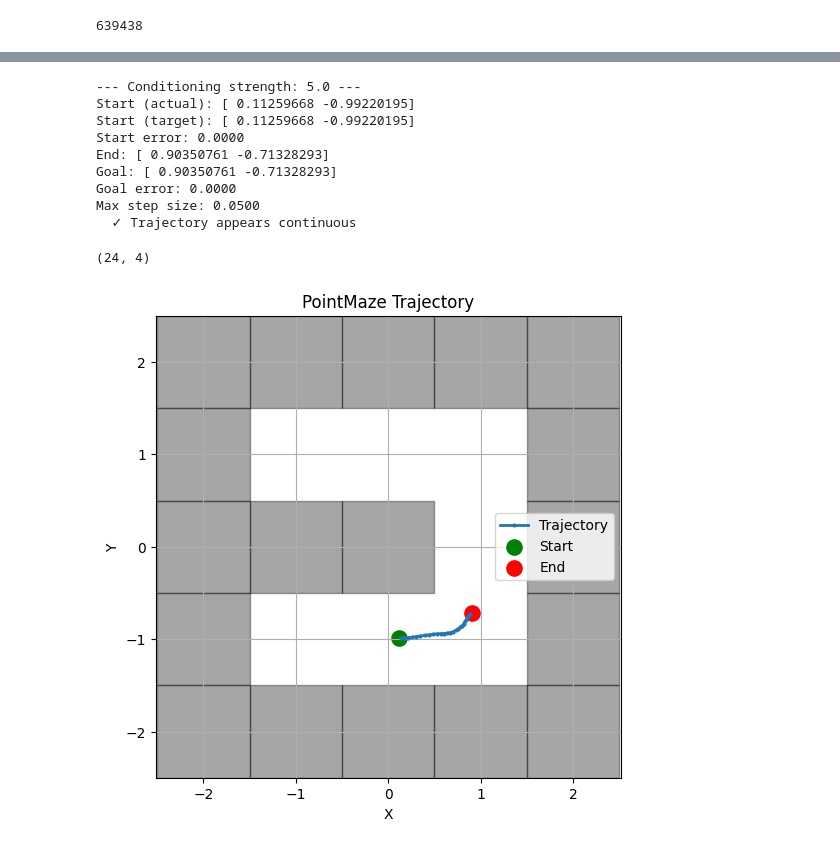
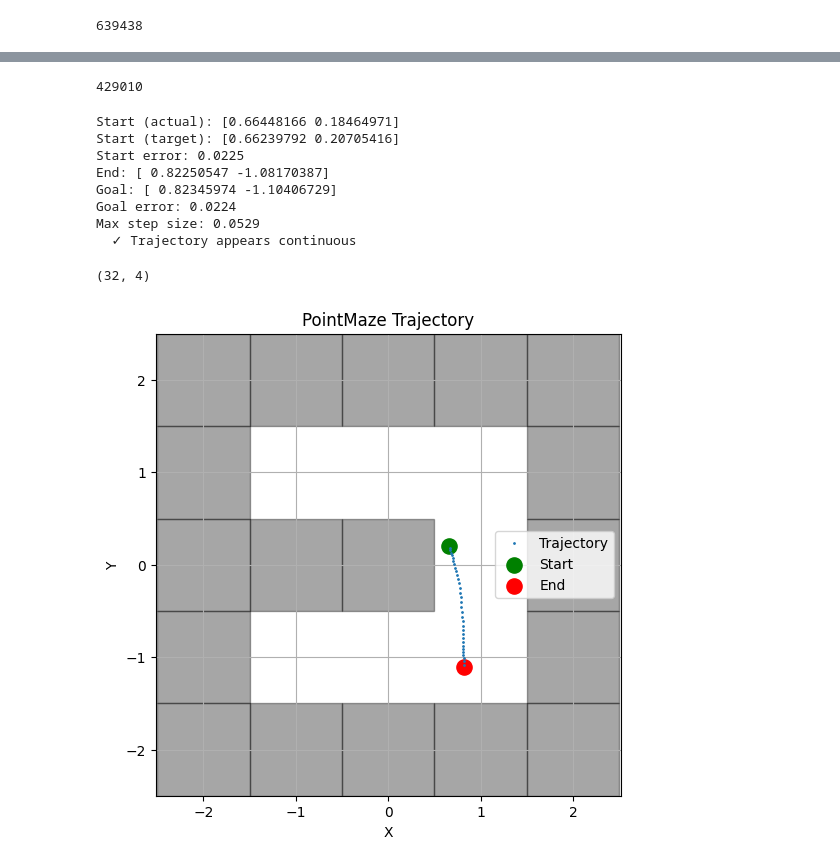
Before and after one commit to logflash/rpmml-project, a Jupyter notebook: rpmml-project/src/rpmml_project/pointmaze/dataset_viz_2.ipynb, the cells around one changed output, grey strips where cells are left out. Drawn from its saved outputs; the diff is of its cells as text; code cells hidden in the pictures.

```diff
--- a/rpmml-project/src/rpmml_project/pointmaze/dataset_viz_2.ipynb
+++ b/rpmml-project/src/rpmml_project/pointmaze/dataset_viz_2.ipynb
@@ -94,3 +96,9 @@ plt.savefig("trajectory.png")
+# %%
+idx
+# %% [output]
+429010
 # %%
-current = traj[0]
-goal = traj[-1, :2]
+current = traj[0].copy()
+current[0] -= 0.4
+current[1] += 0.2
+goal = traj[-1, :2].copy()
@@ -105,55 +105,56 @@ reward_fn = CompositeReward(
 # %%
-strength = 5.0
+reward_fn = CompositeReward([
+    StartReachingReward(current[:2], reward_scale=5.0),  # Increased from 10
+    GoalReachingReward(goal, reward_scale=5.0),          # Keep balanced
+    PathLengthPenalty(reward_scale=3.0),                  # Reduced from 0.5!
+])
 
-print(f"\n--- Conditioning strength: {strength} ---")
 traj_model = planner.plan(
-    current,
-    goal,
-    horizon=24,
+    current, goal,
+    horizon=32,
     reward_fn=reward_fn,
-    guidance_scale=2.0,
-    condition_on_start=True,
+    guidance_scale=3.0,
+    condition_on_start=False,
     condition_on_goal=False,
     conditioning_schedule="cosine",
-    conditioning_strength=strength,
+    conditioning_strength=0.5,
 )
-print(f"Start (actual): {traj[0, :2]}")
+print(f"Start (actual): {traj_model[0, :2]}")
 print(f"Start (target): {current[:2]}")
-print(f"Start error: {np.linalg.norm(traj[0, :2] - current[:2]):.4f}")
-print(f"End: {traj[-1, :2]}")
+print(f"Start error: {np.linalg.norm(traj_model[0, :2] - current[:2]):.4f}")
+print(f"End: {traj_model[-1, :2]}")
 print(f"Goal: {goal}")
-print(f"Goal error: {np.linalg.norm(traj[-1, :2] - goal):.4f}")
+print(f"Goal error: {np.linalg.norm(traj_model[-1, :2] - goal):.4f}")
 
 # Check for discontinuities (physics violations)
-diffs = np.linalg.norm(traj[1:, :2] - traj[:-1, :2], axis=1)
+diffs = np.linalg.norm(traj_model[1:, :2] - traj_model[:-1, :2], axis=1)
 max_jump = diffs.max()
 print(f"Max step size: {max_jump:.4f}")
-if max_jump > 0.3:  # Adjust threshold based on your maze
+if max_jump > 0.1:  # Adjust threshold based on your maze
     print("  ⚠️  WARNING: Large discontinuity detected!")
 else:
     print("  ✓ Trajectory appears continuous")
 # %% [output]
---- Conditioning strength: 5.0 ---
-Start (actual): [ 0.11259668 -0.99220195]
-Start (target): [ 0.11259668 -0.99220195]
-Start error: 0.0000
-End: [ 0.90350761 -0.71328293]
-Goal: [ 0.90350761 -0.71328293]
-Goal error: 0.0000
-Max step size: 0.0500
+Start (actual): [0.66448166 0.18464971]
+Start (target): [0.66239792 0.20705416]
+Start error: 0.0225
+End: [ 0.82250547 -1.08170387]
+Goal: [ 0.82345974 -1.10406729]
+Goal error: 0.0224
+Max step size: 0.0529
   ✓ Trajectory appears continuous
 # %%
 traj_model.shape
 # %% [output]
-(24, 4)
+(32, 4)
 # %%
 xy_model = traj_model[:, :2]           # XY coordinates (i.e., flat outputs)
 
 # Plot the trajectory
 fig, ax = plt.subplots(figsize=(6, 6))
-ax.plot(xy_model[:, 0], xy_model[:, 1], marker='o', linewidth=2, markersize=2, label='Trajectory')
-ax.scatter(xy[0, 0], xy[0, 1], c='green', s=120, label='Start')
-ax.scatter(xy[-1, 0], xy[-1, 1], c='red', s=120, label='End')
+ax.plot(xy_model[:, 0], xy_model[:, 1], marker='o', linewidth=0, markersize=1, label='Trajectory')
+ax.scatter(current[0], current[1], c='green', s=120, label='Start')
+ax.scatter(goal[0], goal[1], c='red', s=120, label='End')
 
 # Render MuJoCo walls
 for geom_id in range(mj_model.ngeom):
@@ -166,31 +167,31 @@ for geom_id in range(mj_model.ngeom):
 
     pos = mj_model.geom_pos[geom_id]     # center (x, y, z)
     size = mj_model.geom_size[geom_id]   # half-extents (hx, hy, hz)
 
     cx, cy = pos[:2]
     hx, hy = size[:2]
 
     rect = Rectangle(
         (cx - hx, cy - hy),
         2 * hx,
         2 * hy,
         color="black",
         alpha=0.35,
         zorder=0
     )
     ax.add_patch(rect)
 
 # Final figure styling
 ax.set_title("PointMaze Trajectory")
 ax.set_xlabel("X")
 ax.set_ylabel("Y")
 ax.axis("equal")
 ax.grid(True)
 ax.legend()
 plt.xlim(-2.5, +2.5)
 plt.ylim(-2.5, +2.5)
 
 # plt.show()
 plt.savefig("trajectory.png")
 # %% [output]
-[figure, old version]
+[figure, new version]
```
Also changed, not shown: parts of 3 cells of this notebook, 6 other files.
